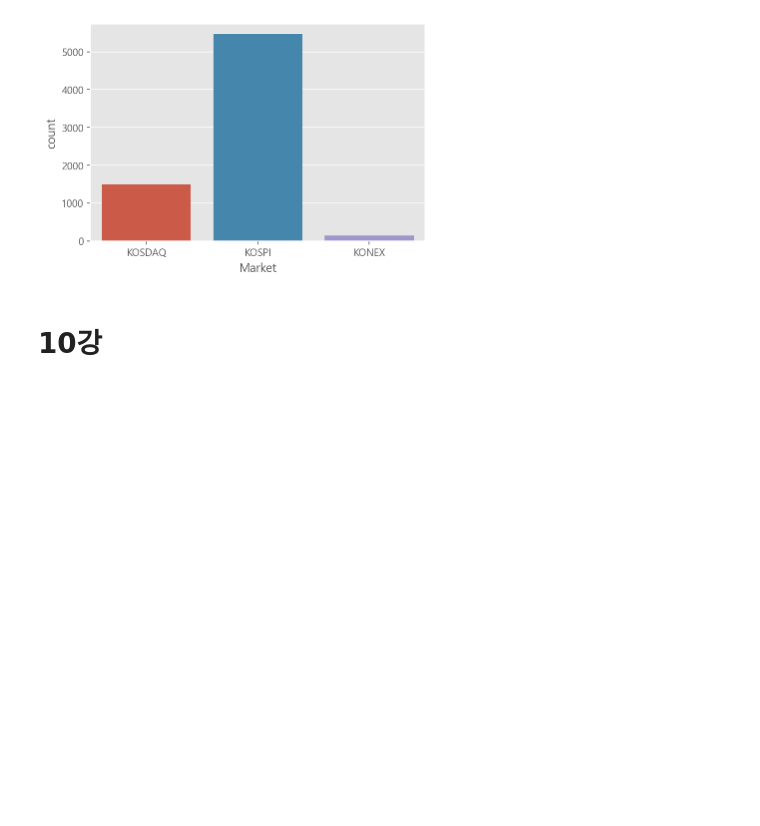
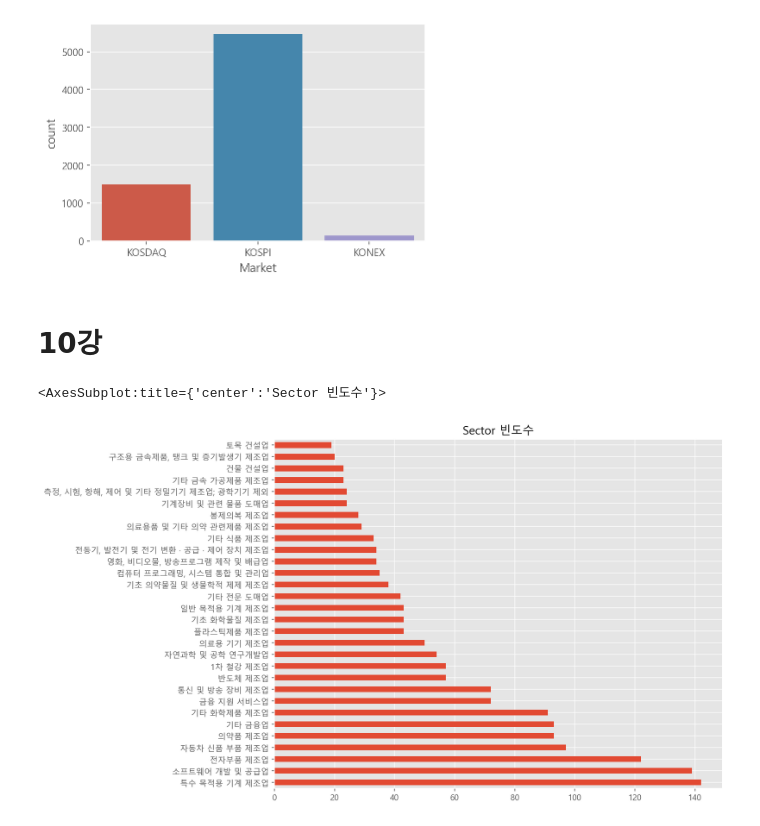
Before and after one commit to HanHyunDo/coding, a Jupyter notebook: 오늘 코드(유튜브)/KRX 분석.ipynb, the cells around one changed output. Cells and saved outputs as stored; diff of their text form; code cells hidden in the pictures; blank space fills up the shorter version.

```diff
--- a/오늘 코드(유튜브)/KRX 분석.ipynb
+++ b/오늘 코드(유튜브)/KRX 분석.ipynb
@@ -407,3 +407,10 @@ sns.countplot(data=df, x="Market")
 [figure]
 # %% [markdown]
 # 10강
+# %%
+sector_count_top = df["Sector"].value_counts().head(30)
+# %%
+sector_count_top.plot.barh(figsize=(10,8), title="Sector 빈도수")
+# %% [output]
+<AxesSubplot:title={'center':'Sector 빈도수'}>
+[figure, added]
```
Also changed, not shown: parts of 6 cells of this notebook.
